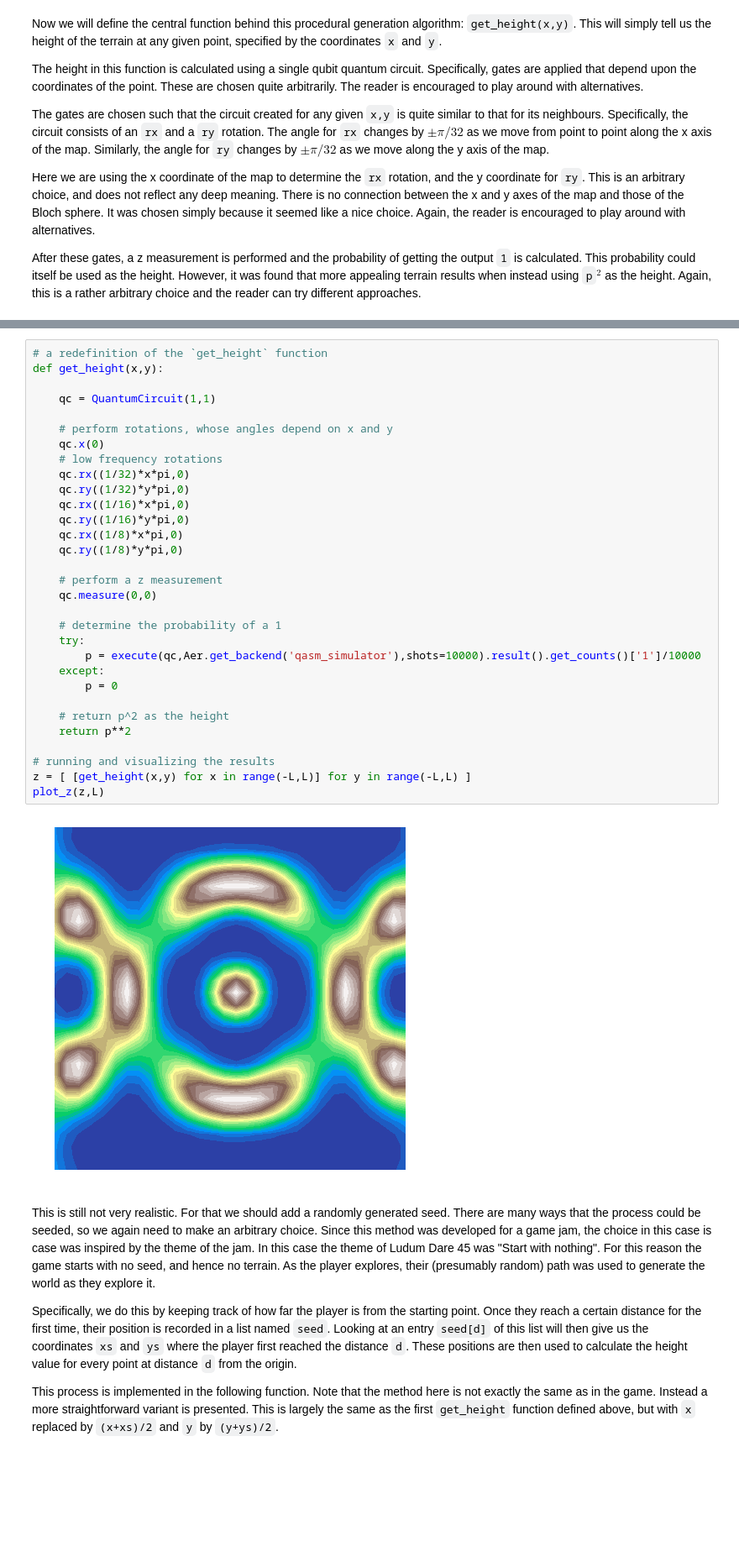
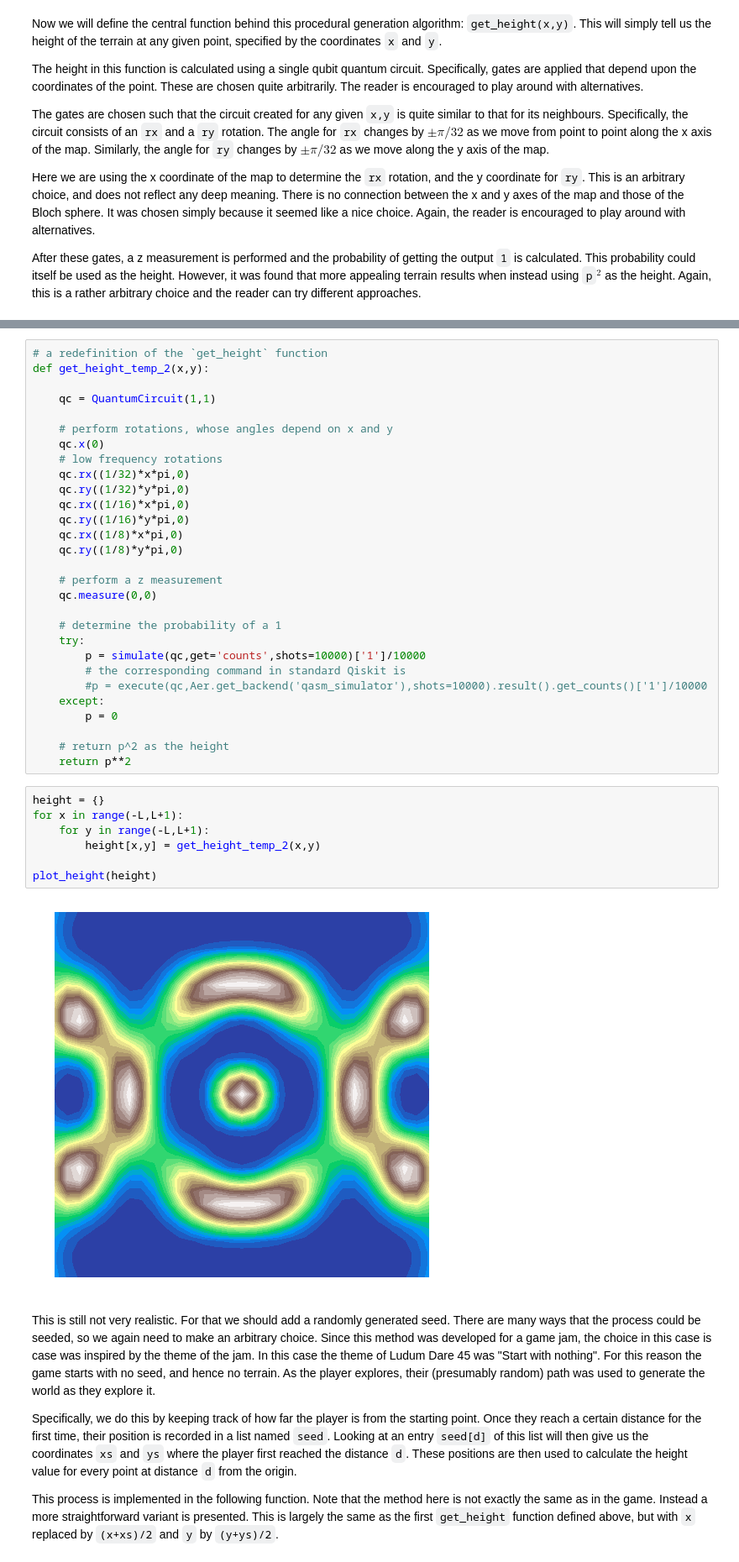
Before and after one commit to quantumjim/blog, a Jupyter notebook: Quantum_Procedural_Generation/2_SingleQubit.ipynb, the cells around one changed output, grey strips where cells are left out. Shown: that part at 84% size. Cells and saved outputs as stored; diff of their text form; blank space fills up the shorter version.

```diff
--- a/Quantum_Procedural_Generation/2_SingleQubit.ipynb
+++ b/Quantum_Procedural_Generation/2_SingleQubit.ipynb
@@ -471,6 +473,6 @@ To make it nicer, we can add some more gates. As one example, we could break the
 # %%
 # a redefinition of the `get_height` function
-def get_height(x,y):
+def get_height_temp_2(x,y):
 
     qc = QuantumCircuit(1,1)
 
@@ -489,18 +491,23 @@ def get_height(x,y):
 
     # determine the probability of a 1
     try:
-        p = execute(qc,Aer.get_backend('qasm_simulator'),shots=10000).result().get_counts()['1']/10000
+        p = simulate(qc,get='counts',shots=10000)['1']/10000
+        # the corresponding command in standard Qiskit is
+        #p = execute(qc,Aer.get_backend('qasm_simulator'),shots=10000).result().get_counts()['1']/10000
     except:
         p = 0
 
     # return p^2 as the height
     return p**2
-
-# running and visualizing the results
-z = [ [get_height(x,y) for x in range(-L,L)] for y in range(-L,L) ]
-plot_z(z,L)
-# %% [output]
-[figure, removed]
+# %%
+height = {}
+for x in range(-L,L+1):
+    for y in range(-L,L+1):
+        height[x,y] = get_height_temp_2(x,y)
+
+plot_height(height)
+# %% [output]
+[figure, added]
 # %% [markdown]
 This is still not very realistic. For that we should add a randomly generated seed. There are many ways that the process could be seeded, so we again need to make an arbitrary choice. Since this method was developed for a game jam, the choice in this case is case was inspired by the theme of the jam. In this case the theme of Ludum Dare 45 was "Start with nothing". For this reason the game starts with no seed, and hence no terrain. As the player explores, their (presumably random) path was used to generate the world as they explore it.
 
```
Also changed, not shown: parts of 36 cells of this notebook, 11 other files.
